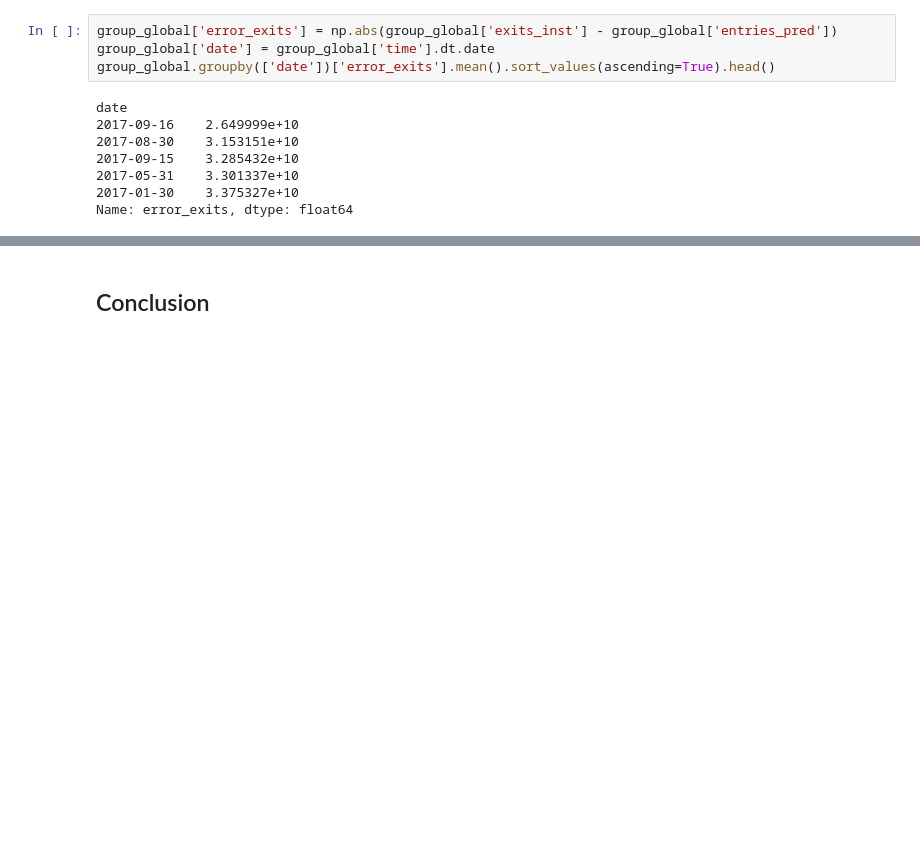
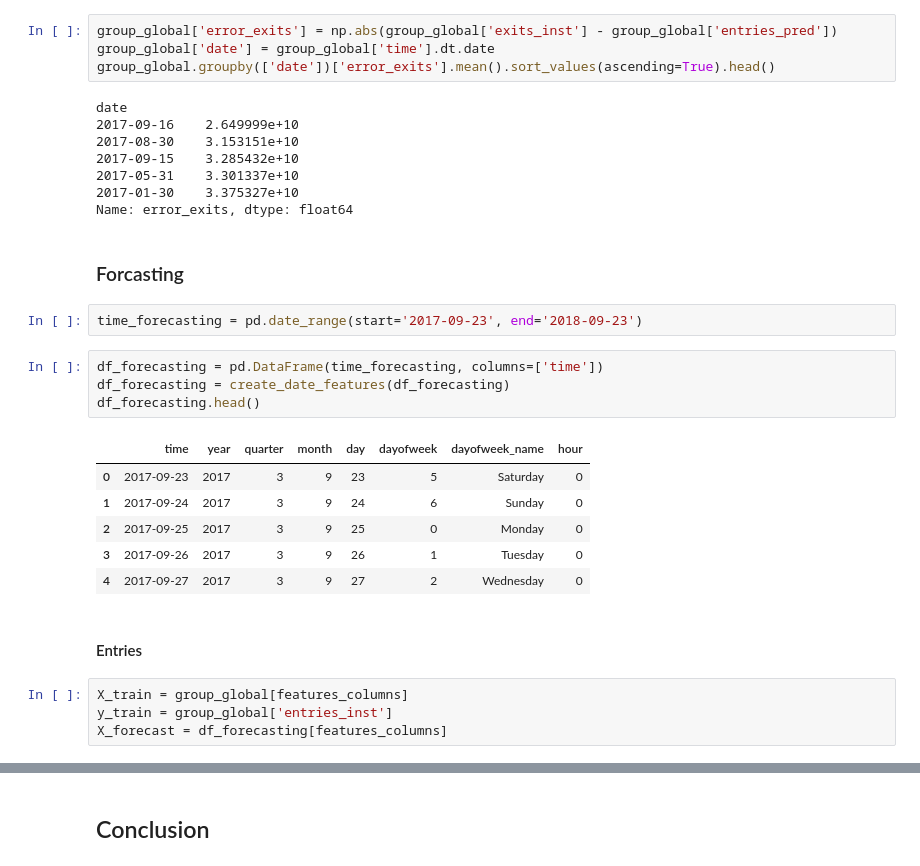
Before and after one commit to alvarodiegomaia/nyc-metro-challenge, a Jupyter notebook: main.ipynb, the cells around one changed output, grey strips where cells are left out. Drawn from its saved outputs; the diff is of its cells as text; blank space fills up the shorter version.

```diff
--- a/main.ipynb
+++ b/main.ipynb
@@ -1556,3 +1556,24 @@ date
 2017-05-31    3.301337e+10
 2017-01-30    3.375327e+10
 Name: error_exits, dtype: float64
+# %% [markdown]
+### Forcasting
+# %%
+time_forecasting = pd.date_range(start='2017-09-23', end='2018-09-23')
+# %%
+df_forecasting = pd.DataFrame(time_forecasting, columns=['time'])
+df_forecasting = create_date_features(df_forecasting)
+df_forecasting.head()
+# %% [output]
+|  | time | year | quarter | month | day | dayofweek | dayofweek_name | hour |
+| 0 | 2017-09-23 | 2017 | 3 | 9 | 23 | 5 | Saturday | 0 |
+| 1 | 2017-09-24 | 2017 | 3 | 9 | 24 | 6 | Sunday | 0 |
+| 2 | 2017-09-25 | 2017 | 3 | 9 | 25 | 0 | Monday | 0 |
+| 3 | 2017-09-26 | 2017 | 3 | 9 | 26 | 1 | Tuesday | 0 |
+| 4 | 2017-09-27 | 2017 | 3 | 9 | 27 | 2 | Wednesday | 0 |
+# %% [markdown]
+#### Entries
+# %%
+X_train = group_global[features_columns]
+y_train = group_global['entries_inst']
+X_forecast = df_forecasting[features_columns]
```
Also changed, not shown: parts of 10 cells of this notebook.
